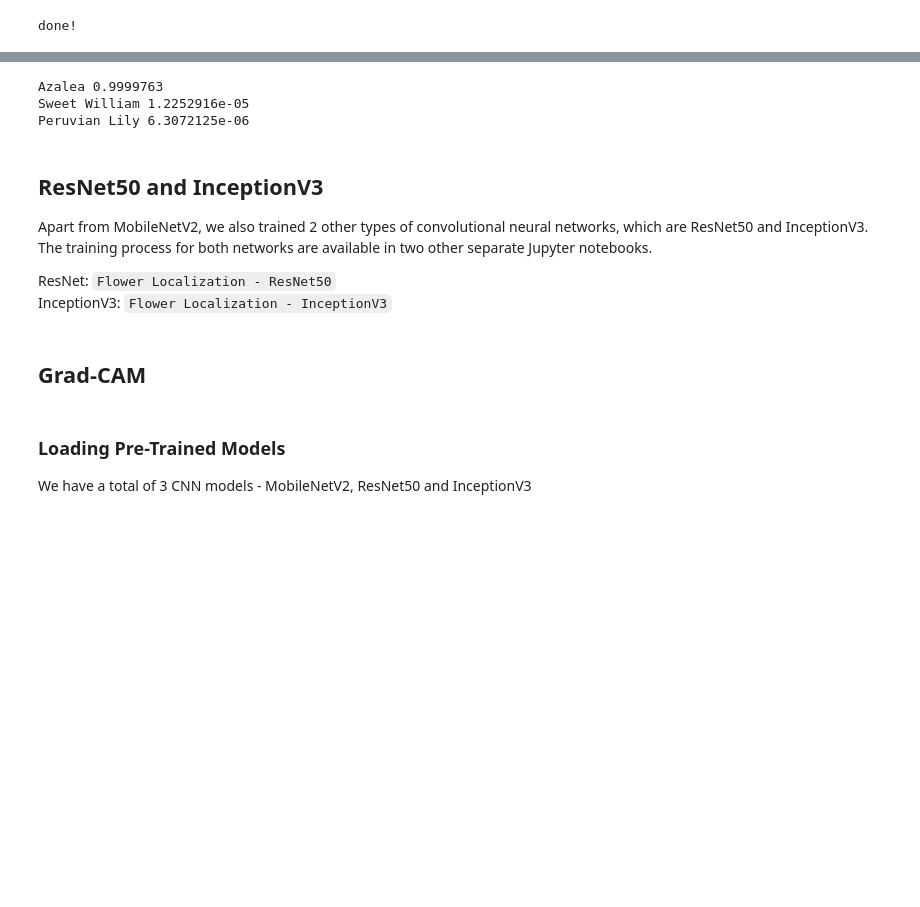
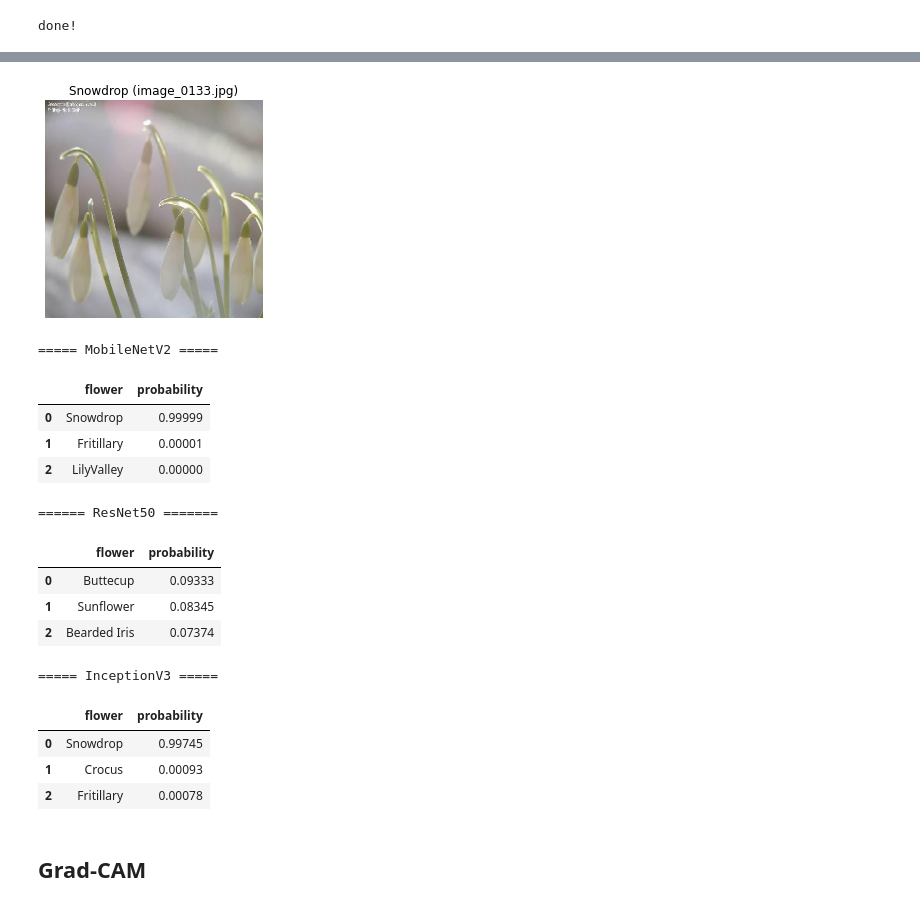
Before and after one commit to BingQuanChua/Flower-Feature-Localization, a Jupyter notebook: Flower Localization with Grad-CAM.ipynb, the cells around one changed output, grey strips where cells are left out. Drawn from its saved outputs; the diff is of its cells as text; code cells hidden in the pictures; blank space fills up the shorter version.

Commit message:
Separated 3 CNN models to different notebooks

```diff
--- a/Flower Localization with Grad-CAM.ipynb
+++ b/Flower Localization with Grad-CAM.ipynb
@@ -239,4 +160,5 @@ plot_accuracy_loss(history)
 # %%
+# Function to load image
 def load_image(img_path, show=False, title=None):
 
     img = image.load_img(img_path, target_size=(H, W))
@@ -254,3 +176,15 @@ def load_image(img_path, show=False, title=None):
         plt.show()
 
     return img_tensor
+
+# Function to show top x predicitons of the model
+def pred_result(pred, show_top=3):
+
+    top_results = np.argsort(pred[0])[-show_top:][::-1]
+    prediction = []
+
+    for i in top_results:
+        prediction.append([label[i], "{:.5f}".format(pred[0][i])])
+
+    df = pd.DataFrame(prediction, columns = ['flower', 'probability'])
+    display(df)
@@ -284,25 +191,41 @@ array([[9.3505204e-09, 9.9997628e-01, 6.4941013e-08, 9.2239766e-12,
-# %%
-def pred_result(pred, show_top=3):
-
-    top_results = np.argsort(pred[0])[-show_top:][::-1]
-    for i in top_results:
-        print(label[i], pred[0][i])
-
-pred_result(pred, show_top=3) # show top 3 prediction
-# %% [output]
-Azalea 0.9999763
-Sweet William 1.2252916e-05
-Peruvian Lily 6.3072125e-06
-# %% [markdown]
-## ResNet50 and InceptionV3
-
-Apart from MobileNetV2, we also trained 2 other types of convolutional neural networks, which are ResNet50 and InceptionV3. The training process for both networks are available in two other separate Jupyter notebooks.
-
-ResNet: `Flower Localization - ResNet50`
-InceptionV3: `Flower Localization - InceptionV3`
+# %%
+# load a random image from our dataset
+random_flower = random.choice(os.listdir(FLOWERS_DIR))
+random_image = random.choice(os.listdir(FLOWERS_DIR+'/'+random_flower))
+image_path = FLOWERS_DIR+'/'+random_flower+'/'+random_image
+
+title = f'{random_flower} ({random_image})'
+flower_image = load_image(image_path, show=True, title=title)
+#print('img:', random_image)
+
+
+print('\n===== MobileNetV2 =====')
+pred_m = mobilenet.predict(flower_image)
+pred_result(pred_m, show_top=3)
+
+print('\n====== ResNet50 =======')
+pred_r = resnet.predict(flower_image)
+pred_result(pred_r, show_top=3)
+
+print('\n===== InceptionV3 =====')
+pred_i = inception.predict(flower_image)
+pred_result(pred_i, show_top=3)
+# %% [output]
+[figure, added]
+===== MobileNetV2 =====
+|  | flower | probability |
+| 0 | Snowdrop | 0.99999 |
+| 1 | Fritillary | 0.00001 |
+| 2 | LilyValley | 0.00000 |
+====== ResNet50 =======
+|  | flower | probability |
+| 0 | Buttecup | 0.09333 |
+| 1 | Sunflower | 0.08345 |
+| 2 | Bearded Iris | 0.07374 |
+===== InceptionV3 =====
+|  | flower | probability |
+| 0 | Snowdrop | 0.99745 |
+| 1 | Crocus | 0.00093 |
+| 2 | Fritillary | 0.00078 |
 # %% [markdown]
 ## Grad-CAM
-# %% [markdown]
-### Loading Pre-Trained Models
-
-We have a total of 3 CNN models - MobileNetV2, ResNet50 and InceptionV3
```
Also changed, not shown: parts of 27 cells of this notebook, 9 other files.
